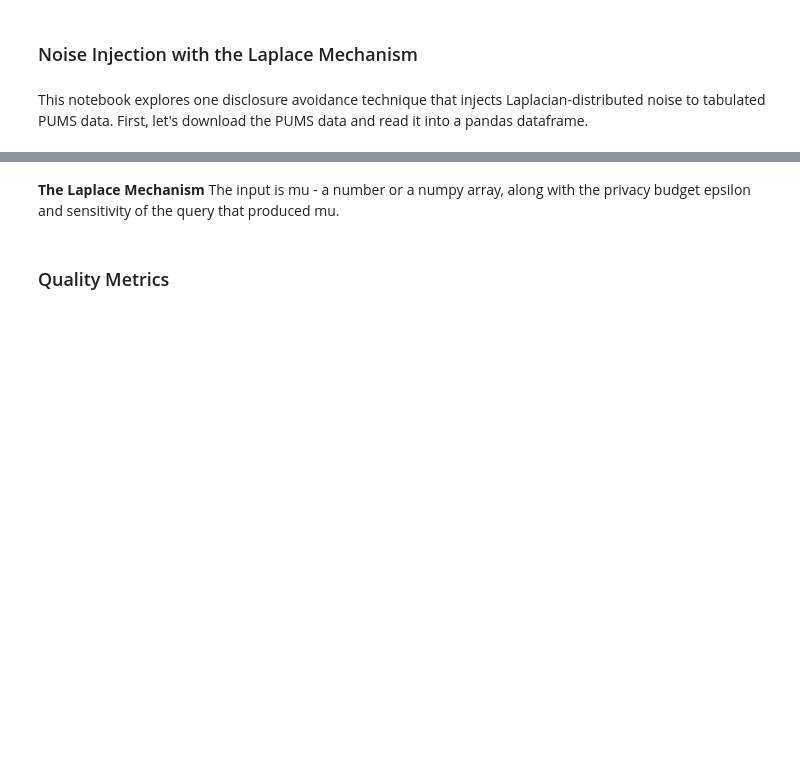
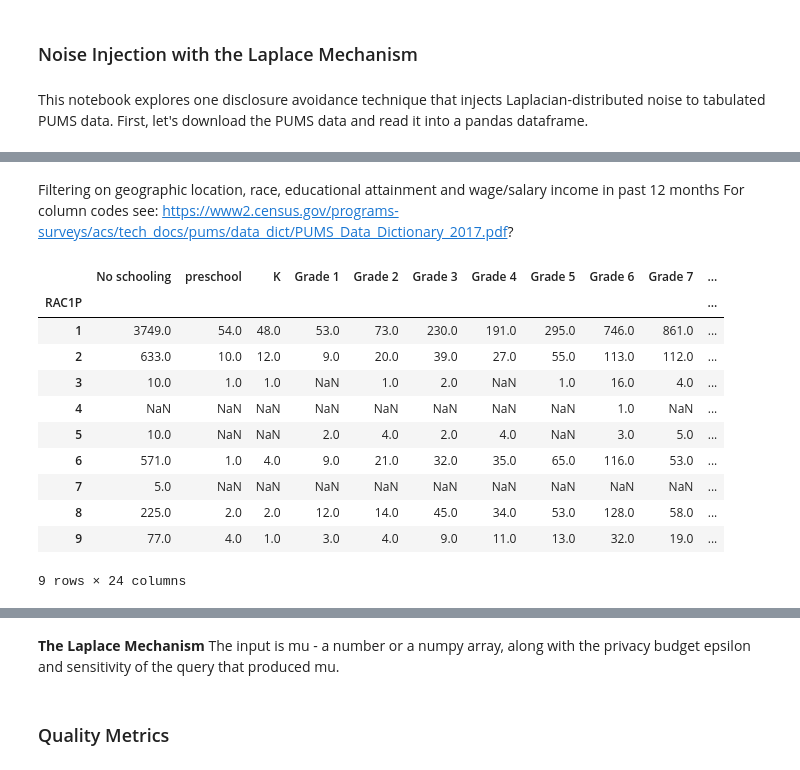
Before and after one commit to umadesai/census-dp, a Jupyter notebook: notebooks/dp-count.ipynb, the cells around one changed output, grey strips where cells are left out. Drawn from its saved outputs; the diff is of its cells as text; code cells hidden in the pictures; blank space fills up the shorter version.

```diff
--- a/notebooks/dp-count.ipynb
+++ b/notebooks/dp-count.ipynb
@@ -17 +15,31 @@ pa = pd.read_csv("psam_p42.csv")
+# %% [markdown]
+Filtering on geographic location, race, educational attainment and wage/salary income in past 12 months
+For column codes see:
+https://www2.census.gov/programs-surveys/acs/tech_docs/pums/data_dict/PUMS_Data_Dictionary_2017.pdf?
+# %%
+new_pa = pa.query("AGEP>=18 and SCH==1").filter(items=['PUMA','RAC1P','SCHL','WAGP','PINCP','AGEP','OCPIP',])
+
+pivotTableDF = pd.pivot_table(new_pa,
+                              index='RAC1P',
+                              columns='SCHL',
+                              values='PINCP',
+                              aggfunc=np.size)
+
+pivotTableDF.columns = ['No schooling','preschool','K','Grade 1','Grade 2','Grade 3','Grade 4','Grade 5','Grade 6','Grade 7','Grade 8'
+                        ,'Grade 9','Grade 10','Grade 11','Grade 12-no diploma','HS diploma','GED','some college','1+ year college','Associate',
+                        'Bachelor','Master','Professional','Doctorate']
+pivotTableDF.head(10)
+# %% [output]
+|  | No schooling | preschool | K | Grade 1 | Grade 2 | Grade 3 | Grade 4 | Grade 5 | Grade 6 | Grade 7 | ... |
+| RAC1P |  |  |  |  |  |  |  |  |  |  | ... |
+| 1 | 3749.0 | 54.0 | 48.0 | 53.0 | 73.0 | 230.0 | 191.0 | 295.0 | 746.0 | 861.0 | ... |
+| 2 | 633.0 | 10.0 | 12.0 | 9.0 | 20.0 | 39.0 | 27.0 | 55.0 | 113.0 | 112.0 | ... |
+| 3 | 10.0 | 1.0 | 1.0 | NaN | 1.0 | 2.0 | NaN | 1.0 | 16.0 | 4.0 | ... |
+| 4 | NaN | NaN | NaN | NaN | NaN | NaN | NaN | NaN | 1.0 | NaN | ... |
+| 5 | 10.0 | NaN | NaN | 2.0 | 4.0 | 2.0 | 4.0 | NaN | 3.0 | 5.0 | ... |
+| 6 | 571.0 | 1.0 | 4.0 | 9.0 | 21.0 | 32.0 | 35.0 | 65.0 | 116.0 | 53.0 | ... |
+| 7 | 5.0 | NaN | NaN | NaN | NaN | NaN | NaN | NaN | NaN | NaN | ... |
+| 8 | 225.0 | 2.0 | 2.0 | 12.0 | 14.0 | 45.0 | 34.0 | 53.0 | 128.0 | 58.0 | ... |
+| 9 | 77.0 | 4.0 | 1.0 | 3.0 | 4.0 | 9.0 | 11.0 | 13.0 | 32.0 | 19.0 | ... |
+9 rows × 24 columns
 # %%
```
Also changed, not shown: parts of 4 cells of this notebook.
